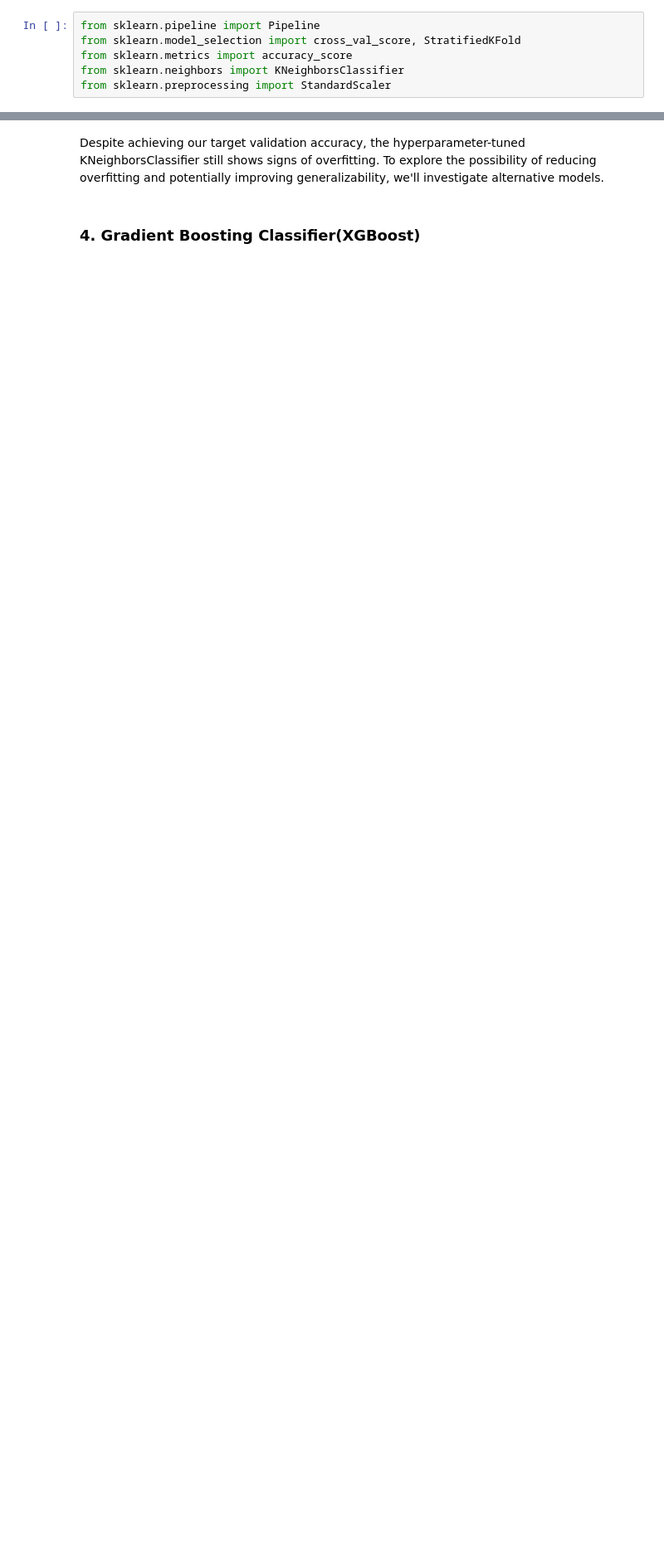
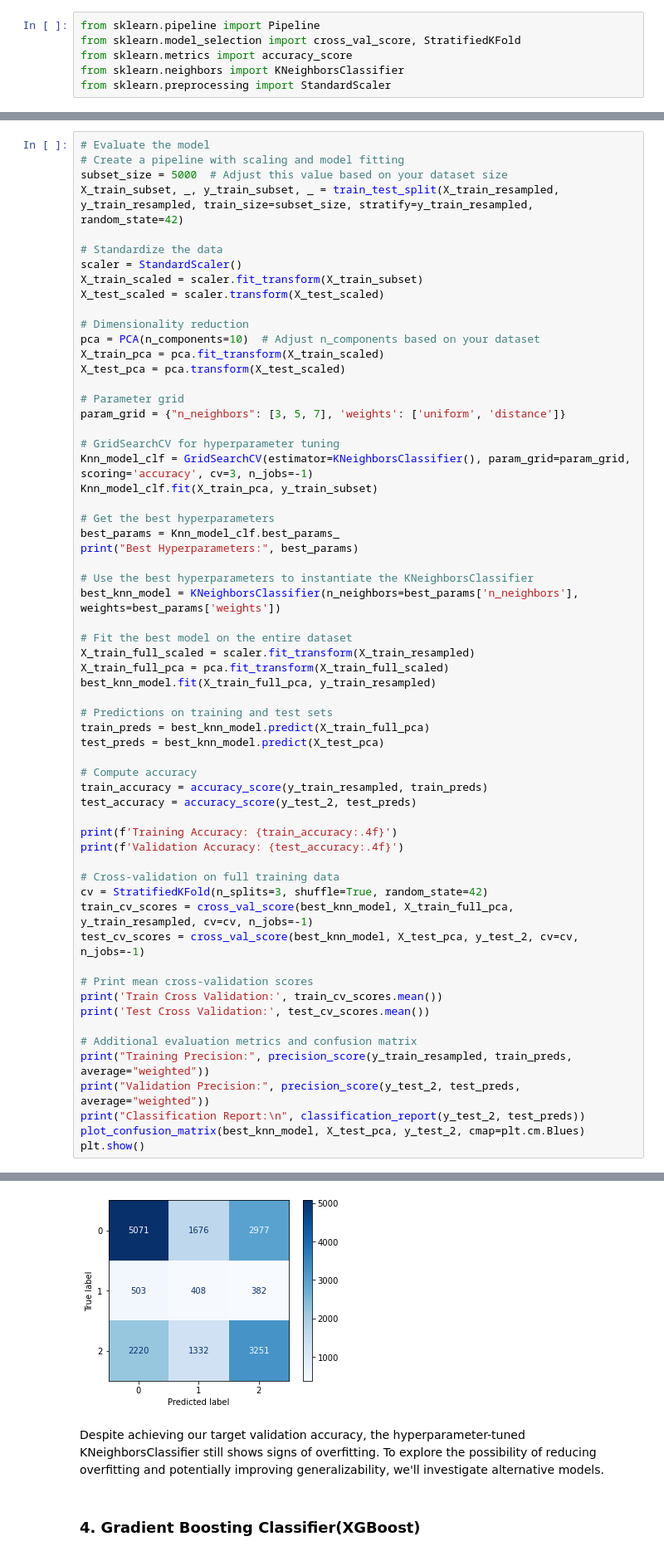
Before and after one commit to Cdasilver29/well-classification-documented, a Jupyter notebook: Technical.ipynb, the cells around one changed output, grey strips where cells are left out. Shown at 83% size. Cells and saved outputs as stored; diff of their text form; blank space fills up the shorter version.

```diff
--- a/Technical.ipynb
+++ b/Technical.ipynb
@@ -1727,0 +1720,62 @@ Test Cross Validation: 0.7244107744107745
+# %%
+# Evaluate the model
+# Create a pipeline with scaling and model fitting
+subset_size = 5000  # Adjust this value based on your dataset size
+X_train_subset, _, y_train_subset, _ = train_test_split(X_train_resampled, y_train_resampled, train_size=subset_size, stratify=y_train_resampled, random_state=42)
+
+# Standardize the data
+scaler = StandardScaler()
+X_train_scaled = scaler.fit_transform(X_train_subset)
+X_test_scaled = scaler.transform(X_test_scaled)
+
+# Dimensionality reduction
+pca = PCA(n_components=10)  # Adjust n_components based on your dataset
+X_train_pca = pca.fit_transform(X_train_scaled)
+X_test_pca = pca.transform(X_test_scaled)
+
+# Parameter grid
+param_grid = {"n_neighbors": [3, 5, 7], 'weights': ['uniform', 'distance']}
+
+# GridSearchCV for hyperparameter tuning
+Knn_model_clf = GridSearchCV(estimator=KNeighborsClassifier(), param_grid=param_grid, scoring='accuracy', cv=3, n_jobs=-1)
+Knn_model_clf.fit(X_train_pca, y_train_subset)
+
+# Get the best hyperparameters
+best_params = Knn_model_clf.best_params_
+print("Best Hyperparameters:", best_params)
+
+# Use the best hyperparameters to instantiate the KNeighborsClassifier
+best_knn_model = KNeighborsClassifier(n_neighbors=best_params['n_neighbors'], weights=best_params['weights'])
+
+# Fit the best model on the entire dataset
+X_train_full_scaled = scaler.fit_transform(X_train_resampled)
+X_train_full_pca = pca.fit_transform(X_train_full_scaled)
+best_knn_model.fit(X_train_full_pca, y_train_resampled)
+
+# Predictions on training and test sets
+train_preds = best_knn_model.predict(X_train_full_pca)
+test_preds = best_knn_model.predict(X_test_pca)
+
+# Compute accuracy
+train_accuracy = accuracy_score(y_train_resampled, train_preds)
+test_accuracy = accuracy_score(y_test_2, test_preds)
+
+print(f'Training Accuracy: {train_accuracy:.4f}')
+print(f'Validation Accuracy: {test_accuracy:.4f}')
+
+# Cross-validation on full training data
+cv = StratifiedKFold(n_splits=3, shuffle=True, random_state=42)
+train_cv_scores = cross_val_score(best_knn_model, X_train_full_pca, y_train_resampled, cv=cv, n_jobs=-1)
+test_cv_scores = cross_val_score(best_knn_model, X_test_pca, y_test_2, cv=cv, n_jobs=-1)
+
+# Print mean cross-validation scores
+print('Train Cross Validation:', train_cv_scores.mean())
+print('Test Cross Validation:', test_cv_scores.mean())
+
+# Additional evaluation metrics and confusion matrix
+print("Training Precision:", precision_score(y_train_resampled, train_preds, average="weighted"))
+print("Validation Precision:", precision_score(y_test_2, test_preds, average="weighted"))
+print("Classification Report:\n", classification_report(y_test_2, test_preds))
+plot_confusion_matrix(best_knn_model, X_test_pca, y_test_2, cmap=plt.cm.Blues)
+plt.show()
+# %% [output]
@@ -1728,3 +1799,4 @@ Test Cross Validation: 0.7244107744107745
+[figure, added]
 # %% [markdown]
 Despite achieving our target validation accuracy, the hyperparameter-tuned KNeighborsClassifier still shows signs of overfitting. To explore the possibility of reducing overfitting and potentially improving generalizability, we'll investigate alternative models.
 # %% [markdown]
```
Also changed, not shown: parts of 31 cells of this notebook.
